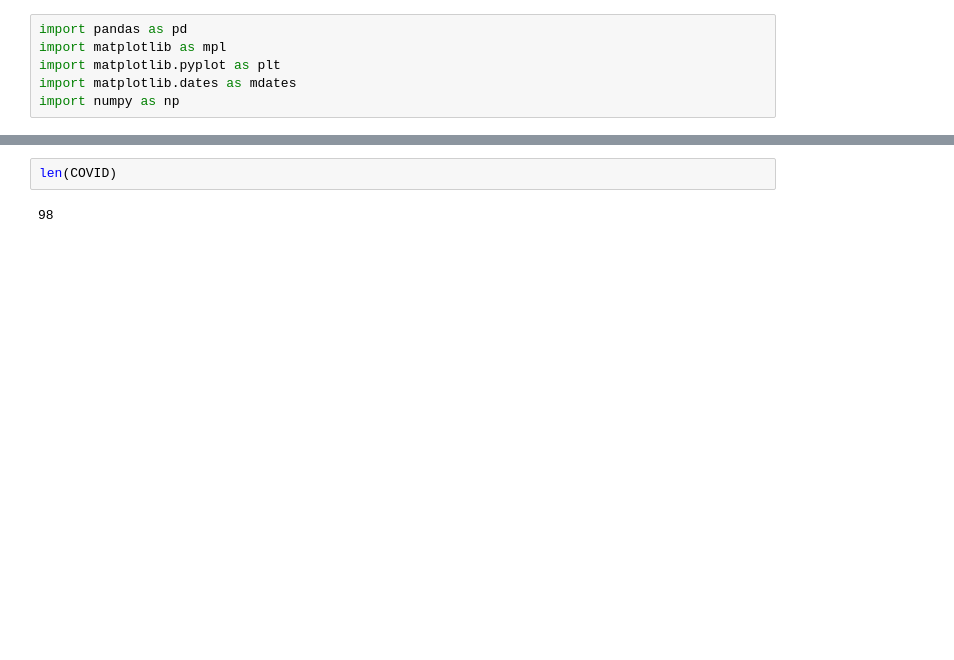
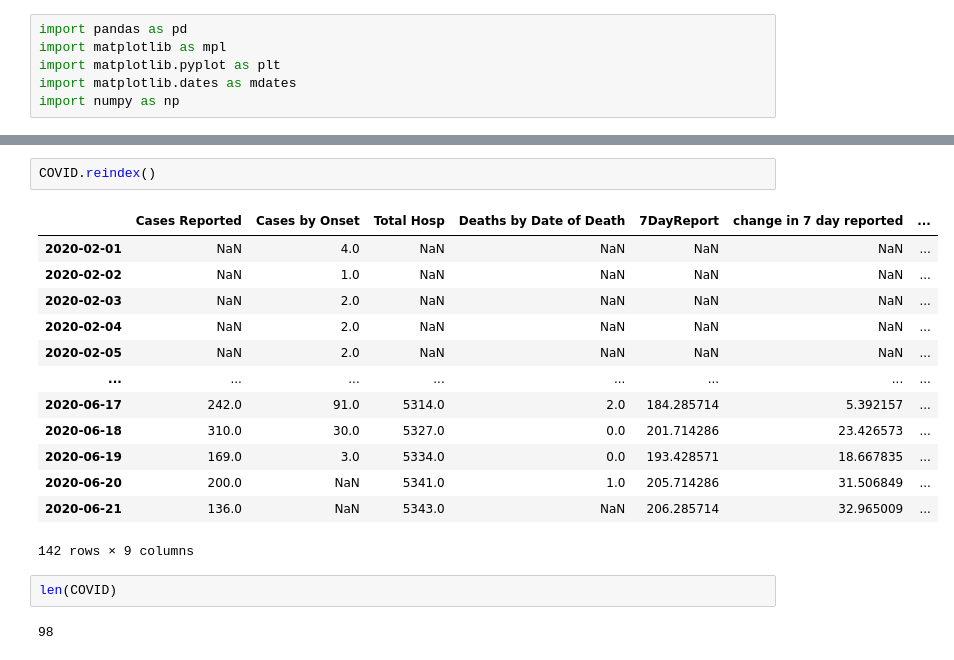
Before and after one commit to mrsoltys/COVID-Vis, a Jupyter notebook: Untitled.ipynb, the cells around one changed output, grey strips where cells are left out. Cells and saved outputs as stored; diff of their text form; blank space fills up the shorter version.

```diff
--- a/Untitled.ipynb
+++ b/Untitled.ipynb
@@ -91,3 +78,19 @@ plt.colorbar(sm,ax=axs[1],orientation='vertical',label='$\Delta$ new cases')
+# %%
+COVID.reindex()
+# %% [output]
+|  | Cases Reported | Cases by Onset | Total Hosp | Deaths by Date of Death | 7DayReport | change in 7 day reported | ... |
+| 2020-02-01 | NaN | 4.0 | NaN | NaN | NaN | NaN | ... |
+| 2020-02-02 | NaN | 1.0 | NaN | NaN | NaN | NaN | ... |
+| 2020-02-03 | NaN | 2.0 | NaN | NaN | NaN | NaN | ... |
+| 2020-02-04 | NaN | 2.0 | NaN | NaN | NaN | NaN | ... |
+| 2020-02-05 | NaN | 2.0 | NaN | NaN | NaN | NaN | ... |
+| ... | ... | ... | ... | ... | ... | ... | ... |
+| 2020-06-17 | 242.0 | 91.0 | 5314.0 | 2.0 | 184.285714 | 5.392157 | ... |
+| 2020-06-18 | 310.0 | 30.0 | 5327.0 | 0.0 | 201.714286 | 23.426573 | ... |
+| 2020-06-19 | 169.0 | 3.0 | 5334.0 | 0.0 | 193.428571 | 18.667835 | ... |
+| 2020-06-20 | 200.0 | NaN | 5341.0 | 1.0 | 205.714286 | 31.506849 | ... |
+| 2020-06-21 | 136.0 | NaN | 5343.0 | NaN | 206.285714 | 32.965009 | ... |
+142 rows × 9 columns
 # %%
 len(COVID)
 # %% [output]
```
Also changed, not shown: parts of 5 cells of this notebook.
